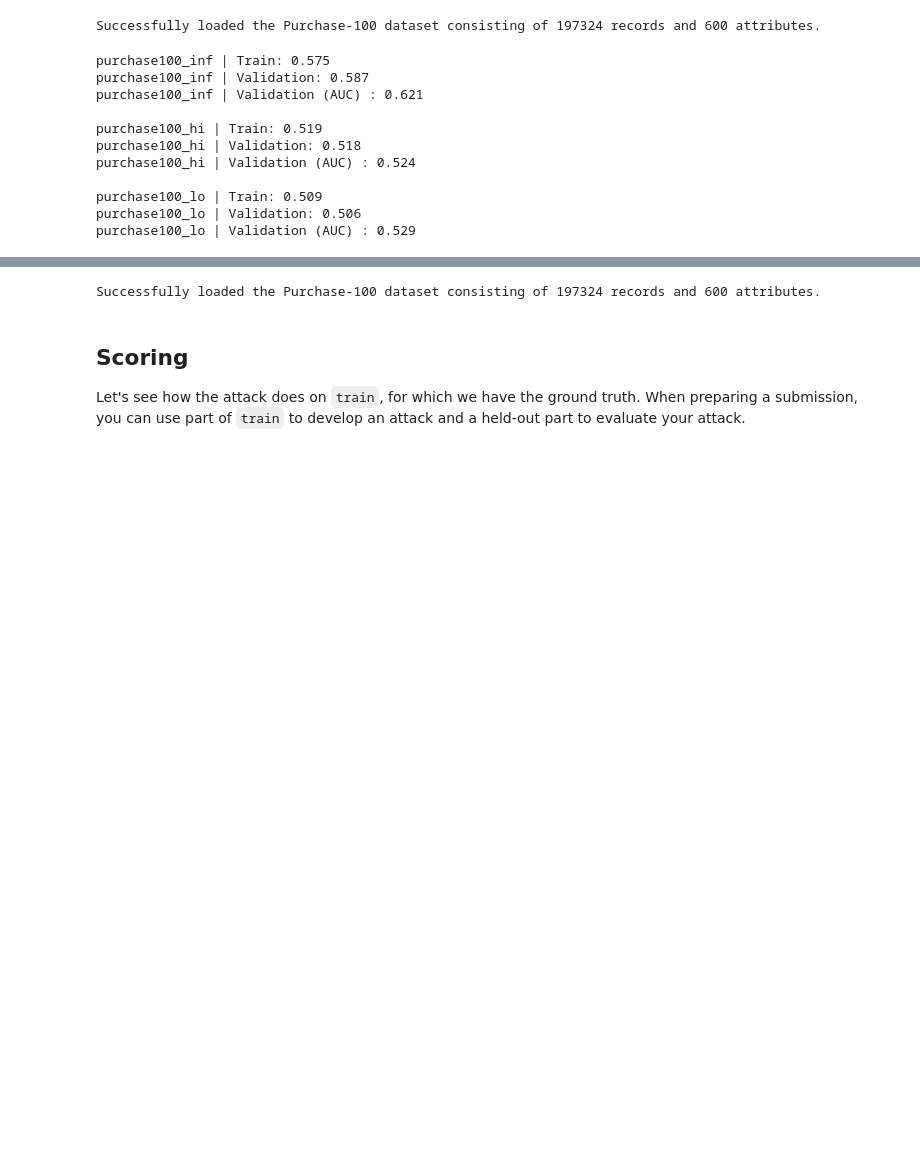
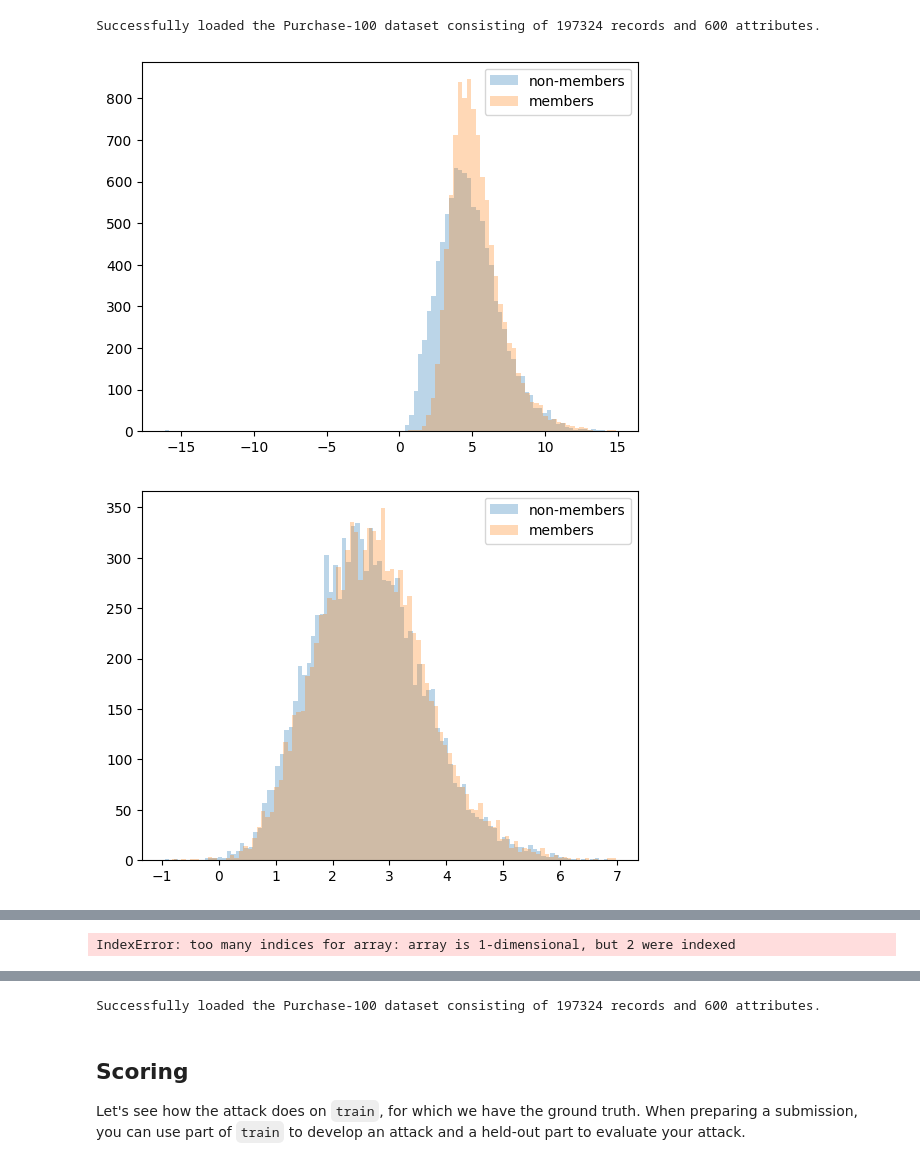
Before and after one commit to iamgroot42/MICO, a Jupyter notebook: starting-kit/purchase100.ipynb, the cells around one changed output, grey strips where cells are left out. Drawn from its saved outputs; the diff is of its cells as text; code cells hidden in the pictures; blank space fills up the shorter version.

```diff
--- a/starting-kit/purchase100.ipynb
+++ b/starting-kit/purchase100.ipynb
@@ -213,3 +161,15 @@ def gradient_and_robustness(model, features, labels):
+# %%
+def gradient_and_robustness_new(model, features, labels):
+    #features_1 = neighborhood_robustness(model, features, labels, 0.2, 20).reshape(-1, 1)
+    features_1 = ascent_recovery(model, features, labels)
+    features_2 = get_gradient_norm(model, features, labels)
+    features_3 = get_losses(model, features, labels).reshape(-1, 1)
+    features_4 = get_entropy(model, features, labels).reshape(-1, 1)
+    features_5 = relative_log_merlin(model, features, labels).reshape(-1, 1)
+    # combined_feratures = np.concatenate((features_1, features_2, features_3), 1)
+    # combined_feratures = np.concatenate((features_1, features_2, features_3, features_4), 1)
+    combined_feratures = np.concatenate((features_1, features_2, features_3, features_4, features_5), 1)
+    return combined_feratures
 # %%
 # Collect "training data" using models from train split
 def collect_training_data():
@@ -275,34 +240,3 @@ def collect_training_data():
 X_for_meta, Y_for_meta = collect_training_data()
 # %% [output]
 Successfully loaded the Purchase-100 dataset consisting of 197324 records and 600 attributes.
-# %%
-from sklearn.ensemble import RandomForestClassifier
-from sklearn.neural_network import MLPClassifier
-from sklearn.model_selection import train_test_split
-
-# Train different meta-classifiers per scenario
-CHALLENGE = "purchase100"
-scenarios = os.listdir(CHALLENGE)
-meta_clfs = {x: MLPClassifier(hidden_layer_sizes=(32, 16, 8, 4), max_iter=300) for x in X_for_meta.keys()}
-# meta_clfs = {x: RandomForestClassifier(max_depth=12) for x in X_for_meta.keys()}
-# meta_clfs = {x: RandomForestClassifier(max_depth=10) for x in X_for_meta.keys()}
-for sc in scenarios:
-    X_train, X_test, y_train, y_test = train_test_split(X_for_meta[sc], Y_for_meta[sc], test_size=0.1)
-    meta_clfs[sc].fit(X_train, y_train)
-    preds = meta_clfs[sc].predict_proba(X_test)[:, 1]
-    print("%s | Train: %.3f" % (sc, meta_clfs[sc].score(X_train, y_train)))
-    print("%s | Validation: %.3f" % (sc, meta_clfs[sc].score(X_test, y_test)))
-    print("%s | Validation (AUC) : %.3f" % (sc, metrics.roc_auc_score(y_test, preds)))
-    print()
-# %% [output]
-purchase100_inf | Train: 0.575
-purchase100_inf | Validation: 0.587
-purchase100_inf | Validation (AUC) : 0.621
-
-purchase100_hi | Train: 0.519
-purchase100_hi | Validation: 0.518
-purchase100_hi | Validation (AUC) : 0.524
-
-purchase100_lo | Train: 0.509
-purchase100_lo | Validation: 0.506
-purchase100_lo | Validation (AUC) : 0.529
@@ -334,0 +243,15 @@ def approximate_retraining_attack(model, x, challenge_dataset):
+# %%
+CHALLENGE = "purchase100"
+scenarios = os.listdir(CHALLENGE)
+
+bins = 100
+for sc in scenarios:
+    use = X_for_meta[sc]
+    # use = np.log(use + 1e-10)
+    plt.hist(use[Y_for_meta[sc] == 0], bins, alpha=0.3, label='non-members')
+    plt.hist(use[Y_for_meta[sc] == 1], bins, alpha=0.3, label='members')
+    plt.legend(loc='upper right')
+    plt.show()
+# %% [output]
+[figure, added]
+[figure, added]
@@ -334,0 +259,16 @@ def approximate_retraining_attack(model, x, challenge_dataset):
+# %%
+CHALLENGE = "purchase100"
+scenarios = os.listdir(CHALLENGE)
+
+for sc in scenarios:
+    wanted_zero, wanted_one = X_for_meta[sc][Y_for_meta[sc] == 0], X_for_meta[sc][Y_for_meta[sc] == 1]
+    index = 1
+    other = 0
+    plt.scatter(wanted_zero[:, index], wanted_zero[:, other], label='non-members', s=4, alpha=0.5)
+    threshold = -0.1
+    print((np.mean(wanted_zero[:, index] >= threshold) + np.mean(wanted_one[:, index] <= threshold))/2)
+    plt.scatter(wanted_one[:, index], wanted_one[:, other], label='members', s=4, alpha=0.5)
+    plt.legend(loc='upper right')
+    plt.show()
+# %% [output]
+IndexError: too many indices for array: array is 1-dimensional, but 2 were indexed
```
Also changed, not shown: parts of 31 cells of this notebook, 10 other files.
